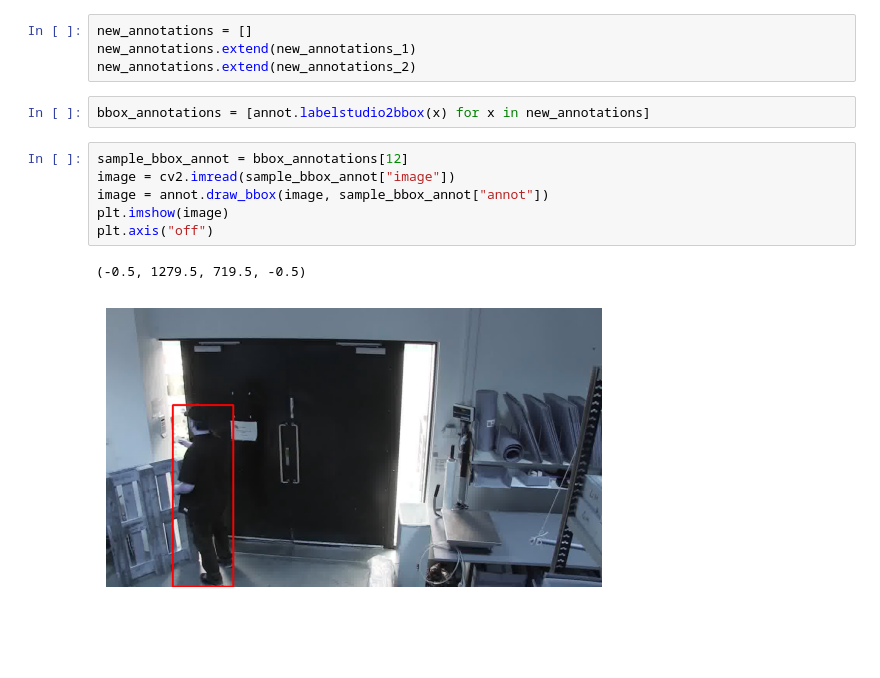
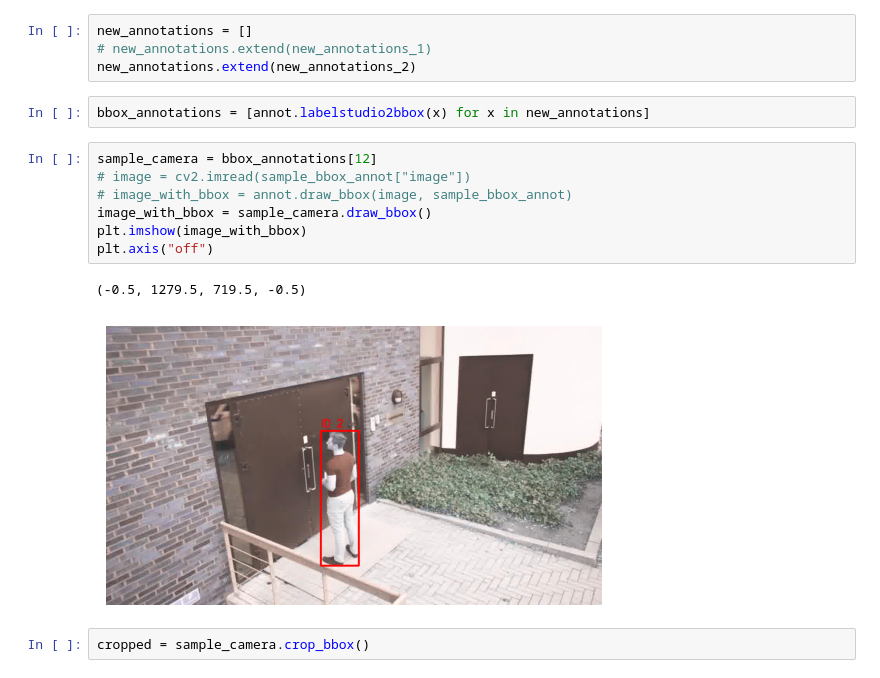
Before and after one commit to A-NGJ/Person_reID_baseline_pytorch, a Jupyter notebook: custom/playground.ipynb, the cells around one changed output. Cells and saved outputs as stored; diff of their text form; blank space fills up the shorter version.

```diff
--- a/custom/playground.ipynb
+++ b/custom/playground.ipynb
@@ -27,16 +27,19 @@ for annotation in annotations:
         new_annotations_2.append(new_annot)
 # %%
 new_annotations = []
-new_annotations.extend(new_annotations_1)
+# new_annotations.extend(new_annotations_1)
 new_annotations.extend(new_annotations_2)
 # %%
 bbox_annotations = [annot.labelstudio2bbox(x) for x in new_annotations]
 # %%
-sample_bbox_annot = bbox_annotations[12]
-image = cv2.imread(sample_bbox_annot["image"])
-image = annot.draw_bbox(image, sample_bbox_annot["annot"])
-plt.imshow(image)
+sample_camera = bbox_annotations[12]
+# image = cv2.imread(sample_bbox_annot["image"])
+# image_with_bbox = annot.draw_bbox(image, sample_bbox_annot)
+image_with_bbox = sample_camera.draw_bbox()
+plt.imshow(image_with_bbox)
 plt.axis("off")
 # %% [output]
 (-0.5, 1279.5, 719.5, -0.5)
-[figure, old version]
+[figure, new version]
+# %%
+cropped = sample_camera.crop_bbox()
```
Also changed, not shown: parts of 4 cells of this notebook, 1 other file.
